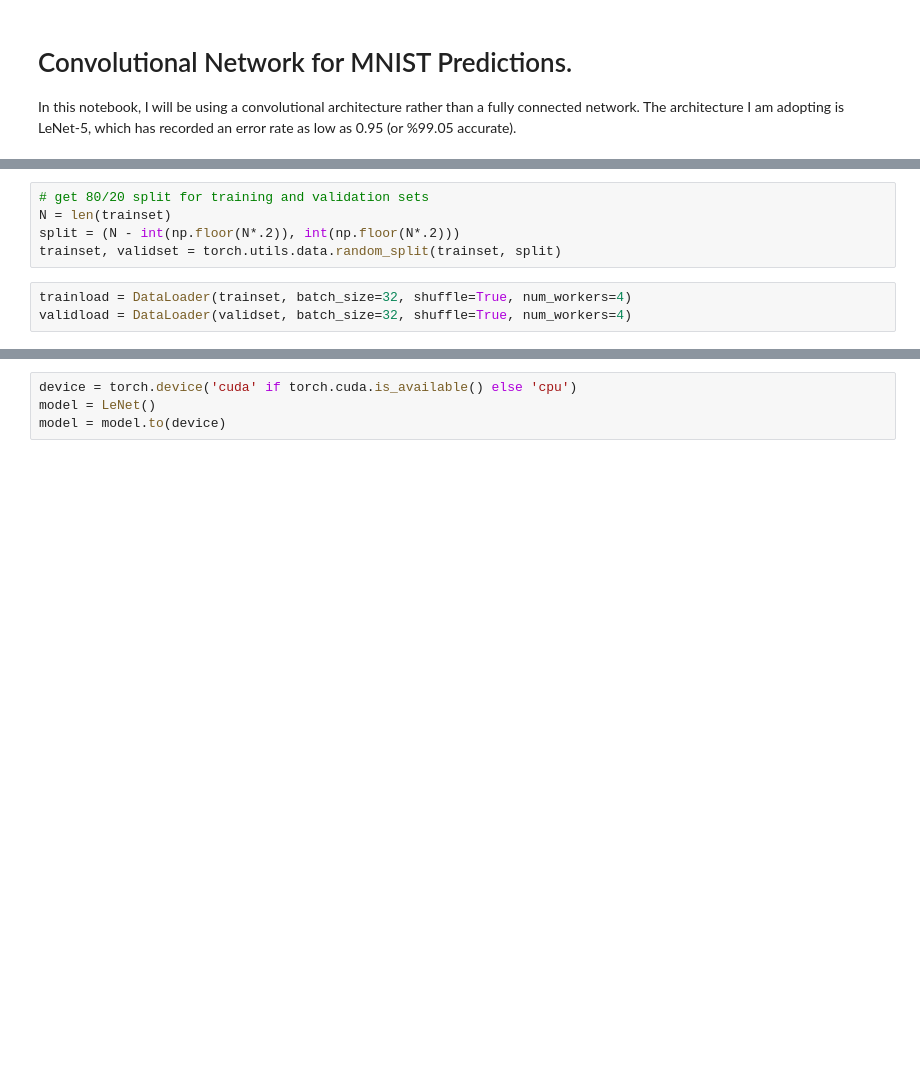
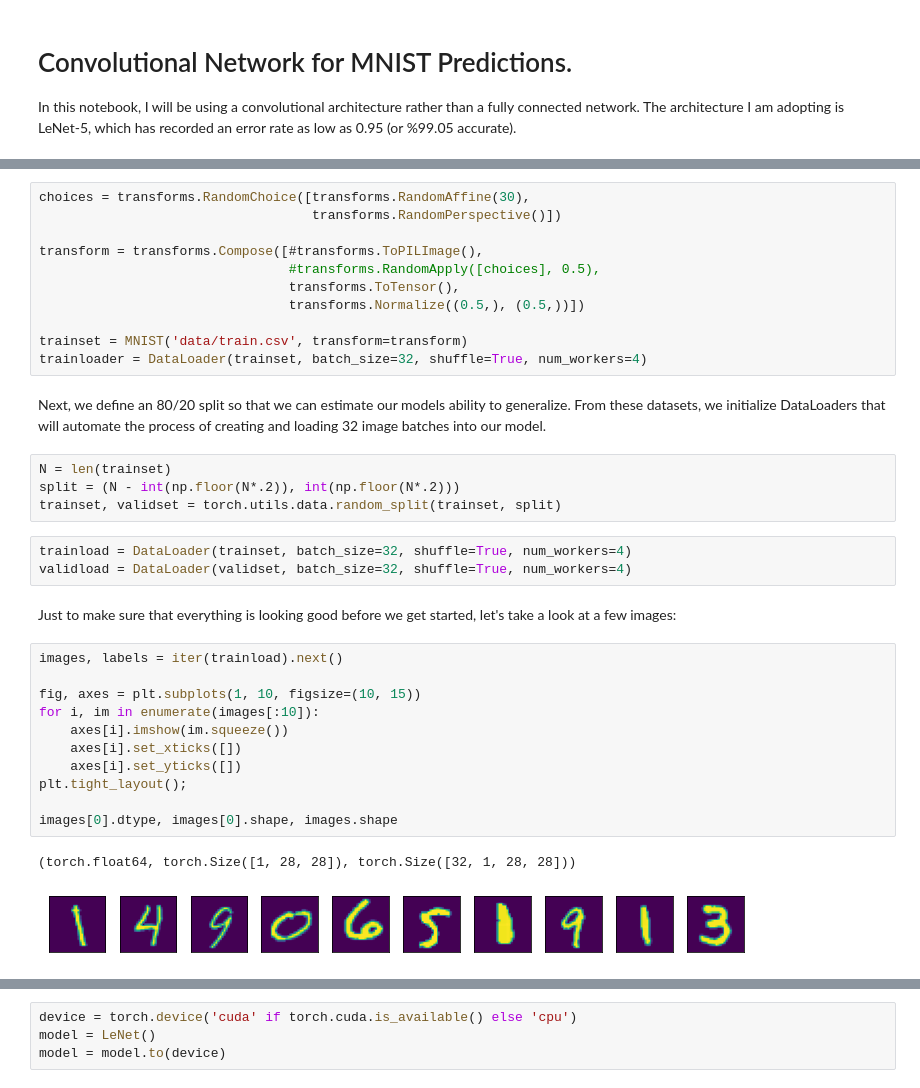
Before and after one commit to wcneill/kaggle, a Jupyter notebook: mnist/lnet5_mnist.ipynb, the cells around one changed output, grey strips where cells are left out. Cells and saved outputs as stored; diff of their text form; blank space fills up the shorter version.

```diff
--- a/mnist/lnet5_mnist.ipynb
+++ b/mnist/lnet5_mnist.ipynb
@@ -42,11 +54,39 @@ testloader  = DataLoader(testset, batch_size=32, shuffle=False, num_workers=4)
+# %%
+choices = transforms.RandomChoice([transforms.RandomAffine(30),
+                                   transforms.RandomPerspective()])
+
+transform = transforms.Compose([#transforms.ToPILImage(),
+                                #transforms.RandomApply([choices], 0.5),
+                                transforms.ToTensor(),
+                                transforms.Normalize((0.5,), (0.5,))])
+
+trainset = MNIST('data/train.csv', transform=transform)
+trainloader = DataLoader(trainset, batch_size=32, shuffle=True, num_workers=4)
+# %% [markdown]
+Next, we define an 80/20 split so that we can estimate our models ability to generalize. From these datasets, we initialize DataLoaders that will automate the process of creating and loading 32 image batches into our model.
 # %%
-# get 80/20 split for training and validation sets
 N = len(trainset)
 split = (N - int(np.floor(N*.2)), int(np.floor(N*.2)))
 trainset, validset = torch.utils.data.random_split(trainset, split)
 # %%
 trainload = DataLoader(trainset, batch_size=32, shuffle=True, num_workers=4)
 validload = DataLoader(validset, batch_size=32, shuffle=True, num_workers=4)
+# %% [markdown]
+Just to make sure that everything is looking good before we get started, let's take a look at a few images:
+# %%
+images, labels = iter(trainload).next()
+
+fig, axes = plt.subplots(1, 10, figsize=(10, 15))
+for i, im in enumerate(images[:10]):
+    axes[i].imshow(im.squeeze())
+    axes[i].set_xticks([])
+    axes[i].set_yticks([])
+plt.tight_layout();
+
+images[0].dtype, images[0].shape, images.shape
+# %% [output]
+(torch.float64, torch.Size([1, 28, 28]), torch.Size([32, 1, 28, 28]))
+[figure, added]
 # %%
 class LeNet(nn.Module):
     def __init__(self):
```
Also changed, not shown: parts of 18 cells of this notebook, 1 other file.
